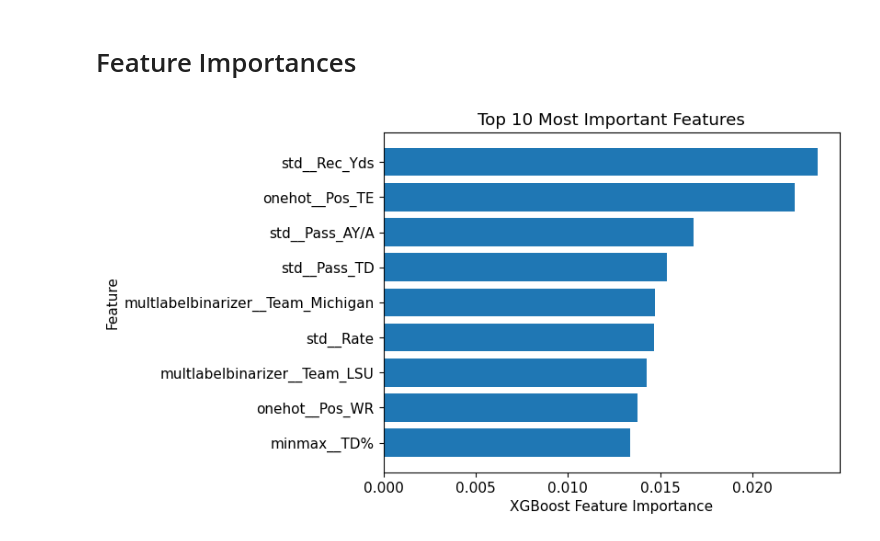
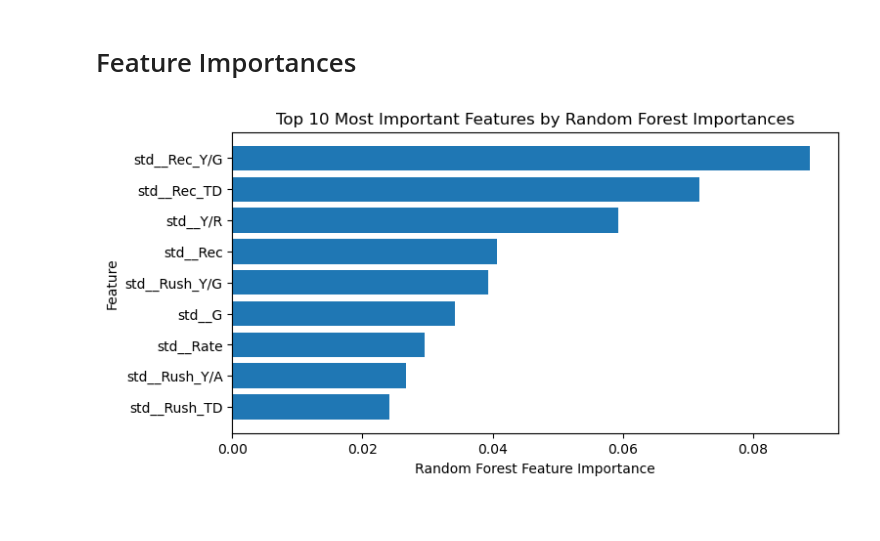
Before and after one commit to ckourkou/DATA-1030-Final-Project, a Jupyter notebook: Draft Round Project.ipynb, the cells around one changed output. Cells and saved outputs as stored; diff of their text form; code cells hidden in the pictures; blank space fills up the shorter version.

```diff
--- a/Draft Round Project.ipynb
+++ b/Draft Round Project.ipynb
@@ -1658,22 +1234,22 @@ pickle.dump((final_model, X_test_prep_scaled, y_test), file)
 file.close()
 # %%
-# best_pipeline = model.best_estimator_
-# xgboost_feature_importances = best_pipeline.named_steps['xgbclassifier'].feature_importances_
-xgb_feature_importances = final_model.feature_importances_
-
-# print(rf_feature_importances)
+# Feature importance
+best_pipeline = rf_best_model[0].best_estimator_
+rf_feature_importances = best_pipeline.named_steps['randomforestclassifier'].feature_importances_
 
 importance_df = pd.DataFrame({
-    'Feature': xgb_ftr_names_prep[0],
-    'Importance': xgb_feature_importances
+    'Feature': rf_ftrs_names_prep[0],
+    'Importance': rf_feature_importances
 }).sort_values(by='Importance', ascending=False)
 # %%
+# Plotting Feature Importance
+plt.figure(figsize=(8,4))
 plt.barh(importance_df['Feature'][1:10], importance_df['Importance'][1:10])
 plt.gca().invert_yaxis()
-plt.xlabel("XGBoost Feature Importance")
+plt.xlabel("Random Forest Feature Importance")
 plt.ylabel("Feature")
-plt.title("Top 10 Most Important Features")
-plt.savefig('figures/best_model_feature_importances.png', dpi=300)
+plt.title("Top 10 Most Important Features by Random Forest Importances")
+plt.savefig('figures/best_model_feature_importances.png', dpi=300, bbox_inches = 'tight')
 plt.show()
 # %% [output]
-[figure, old version]
+[figure, new version]
```
Also changed, not shown: parts of 59 cells of this notebook, 33 other files.
